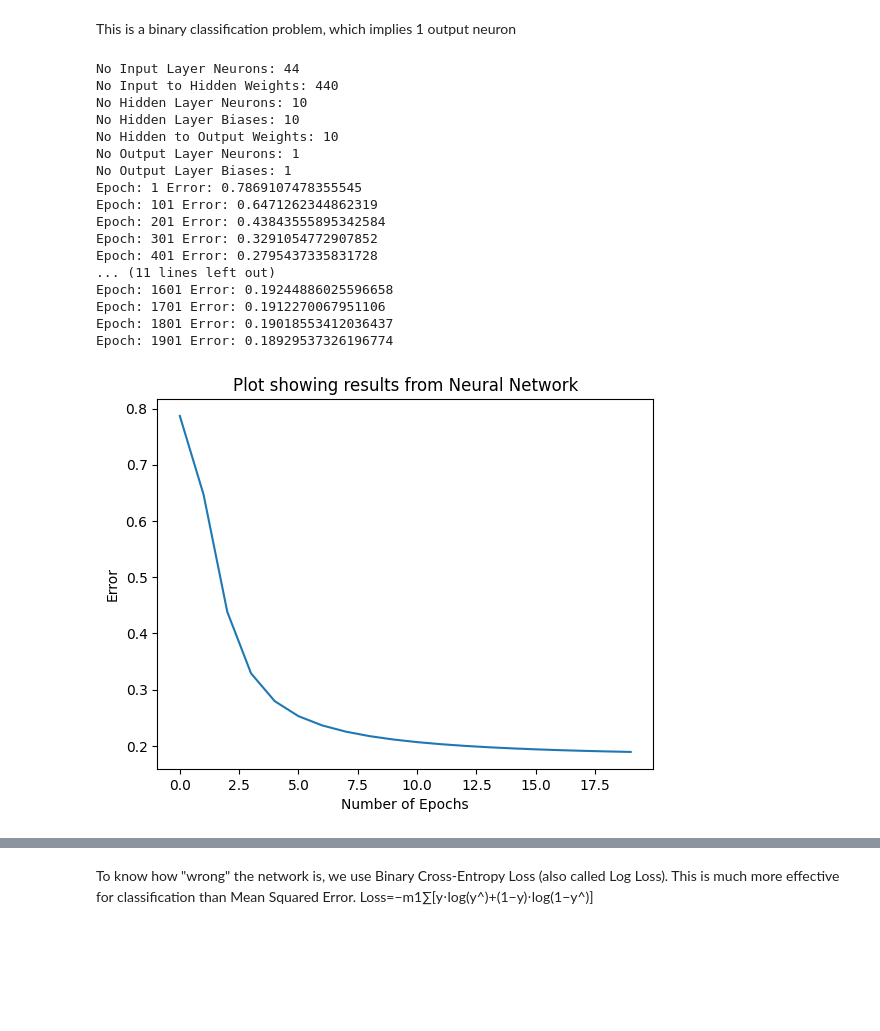
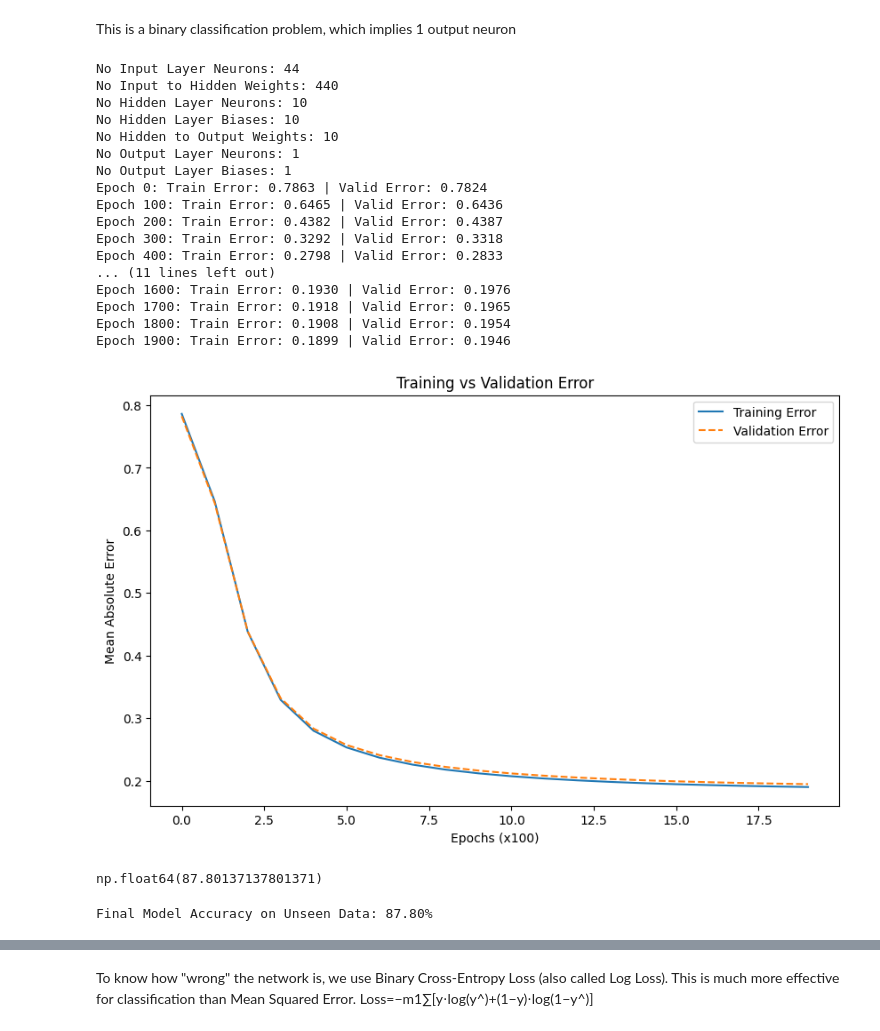
Before and after one commit to daemonchild/cardiffmet-dat6002-artificial-intelligence, a Jupyter notebook: assessment/part_2/2-From-Scratch-MLP.ipynb, the cells around one changed output, grey strips where cells are left out. Cells and saved outputs as stored; diff of their text form; code cells hidden in the pictures; blank space fills up the shorter version.

```diff
--- a/assessment/part_2/2-From-Scratch-MLP.ipynb
+++ b/assessment/part_2/2-From-Scratch-MLP.ipynb
@@ -109,12 +109,16 @@ now_datetime_timestamp = str(today.strftime("%Y%m%d-%H%M"))
 print_output - Print coloured Output
 # %%
 # Function to print coloured output
-def print_output (str1, str2, delim=':', colour='yellow'):
+def print_output (str1, str2, delim=':', colour='yellow', newline=True):
     if colour.upper() in dir(Fore):
         colour = colour.upper()
     else:
         colour = 'YELLOW'
-    print (f'{getattr(Fore, colour)}{str(str1)}{delim}{Style.RESET_ALL} {str(str2)}')
+
+    # Newline - defaul to a newline
+    nl=None if newline else ' '
+
+    print (f'{getattr(Fore, colour)}{str(str1)}{delim}{Style.RESET_ALL} {str(str2)}', end=nl)
 # %% [markdown]
 ### Check for Internet Access
 # %%
@@ -394,28 +545,35 @@ class MLP_From_Scratch:
 # %% [markdown]
 This is a binary classification problem, which implies 1 output neuron
 # %%
+del mlp
 mlp = MLP_From_Scratch(df_X_train, df_y_train, df_X_test, df_y_test, debug=True)
 mlp.train_network(epochs=2000)
 mlp.plot_error()
 # %% [output]
 No Input Layer Neurons: 44
 No Input to Hidden Weights: 440
 No Hidden Layer Neurons: 10
 No Hidden Layer Biases: 10
 No Hidden to Output Weights: 10
 No Output Layer Neurons: 1
 No Output Layer Biases: 1
-Epoch: 1 Error: 0.7869107478355545
-Epoch: 101 Error: 0.6471262344862319
-Epoch: 201 Error: 0.43843555895342584
-Epoch: 301 Error: 0.3291054772907852
-Epoch: 401 Error: 0.2795437335831728
+Epoch 0: Train Error: 0.7863 | Valid Error: 0.7824
+Epoch 100: Train Error: 0.6465 | Valid Error: 0.6436
+Epoch 200: Train Error: 0.4382 | Valid Error: 0.4387
+Epoch 300: Train Error: 0.3292 | Valid Error: 0.3318
+Epoch 400: Train Error: 0.2798 | Valid Error: 0.2833
 ... (11 lines left out)
-Epoch: 1601 Error: 0.19244886025596658
-Epoch: 1701 Error: 0.1912270067951106
-Epoch: 1801 Error: 0.19018553412036437
-Epoch: 1901 Error: 0.18929537326196774
+Epoch 1600: Train Error: 0.1930 | Valid Error: 0.1976
+Epoch 1700: Train Error: 0.1918 | Valid Error: 0.1965
+Epoch 1800: Train Error: 0.1908 | Valid Error: 0.1954
+Epoch 1900: Train Error: 0.1899 | Valid Error: 0.1946
+[figure, added]
-# %%
-mlp.plot_error()
-# %% [output]
-[figure, removed]
+# %%
+mlp.calculate_accuracy(mlp.X_np_test, mlp.y_np_test)
+# %% [output]
+np.float64(87.80137137801371)
+# %%
+final_test_score = mlp.evaluate()
+print(f"Final Model Accuracy on Unseen Data: {final_test_score:.2f}%")
+# %% [output]
+Final Model Accuracy on Unseen Data: 87.80%
```
Also changed, not shown: parts of 13 cells of this notebook, 3 other files.
